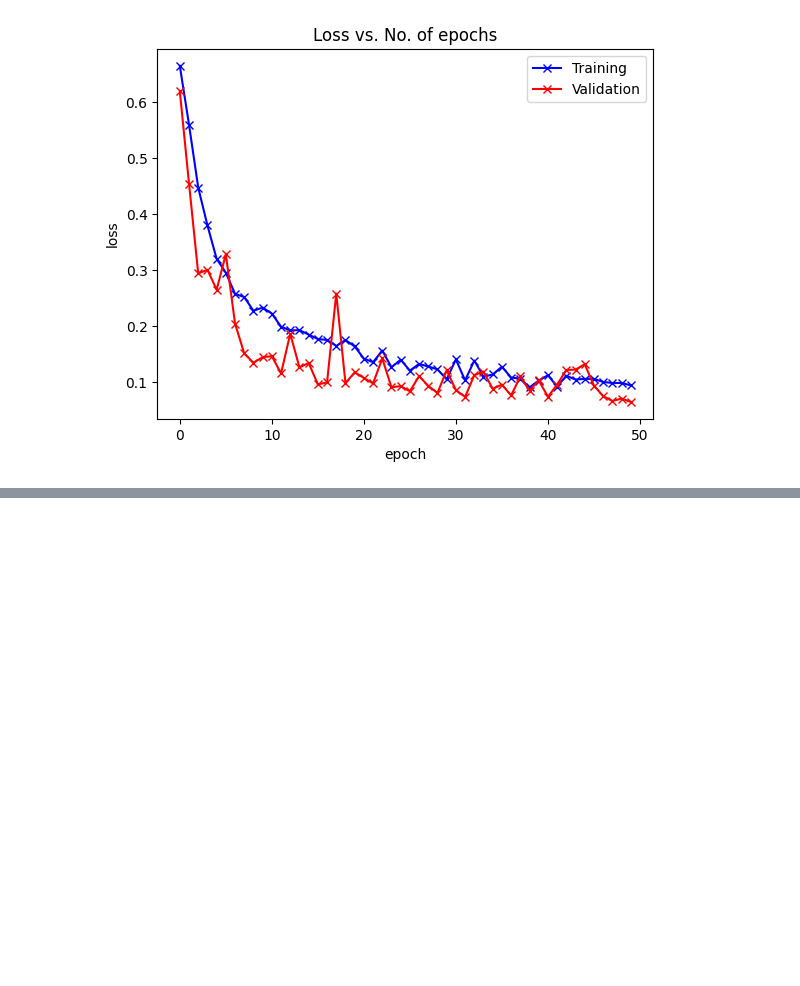
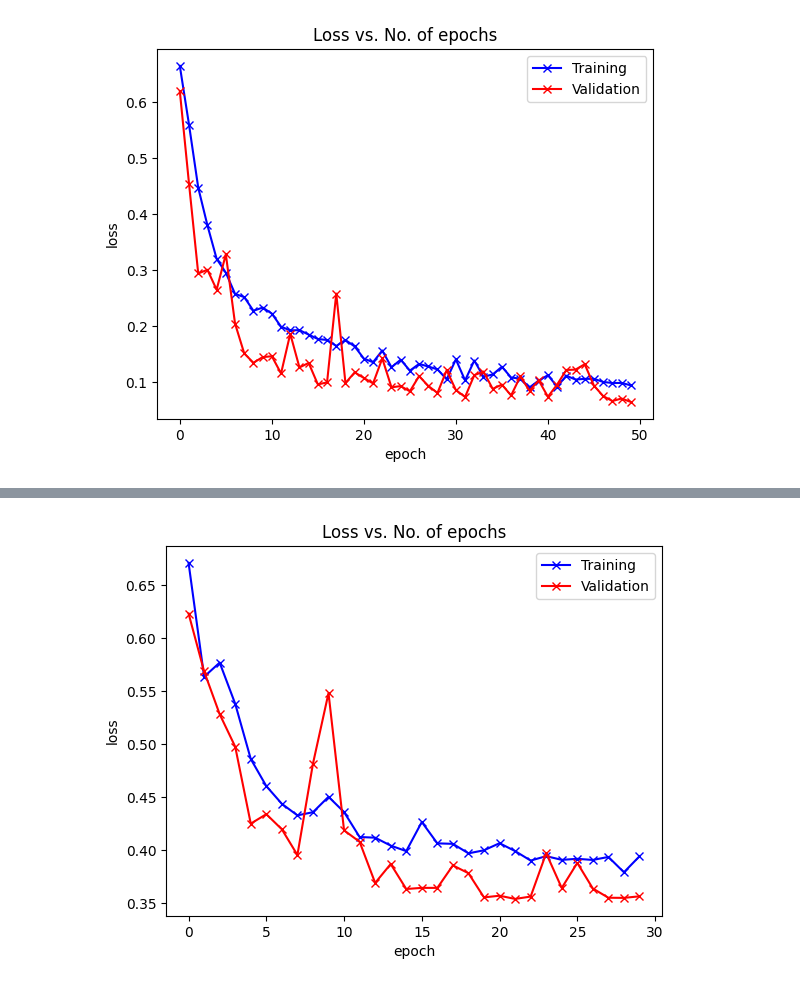
Before and after one commit to tifa14/DamageDetection_SatelliteImagery_pytorch_ML_DL, a Jupyter notebook: projet_deep.ipynb, the cells around one changed output, grey strips where cells are left out. Cells and saved outputs as stored; diff of their text form; code cells hidden in the pictures; blank space fills up the shorter version.

```diff
--- a/projet_deep.ipynb
+++ b/projet_deep.ipynb
@@ -462,0 +465,4 @@ plot_losses(res3)
+# %%
+plot_losses(res4)
+# %% [output]
+[figure, added]
```
Also changed, not shown: parts of 23 cells of this notebook.
